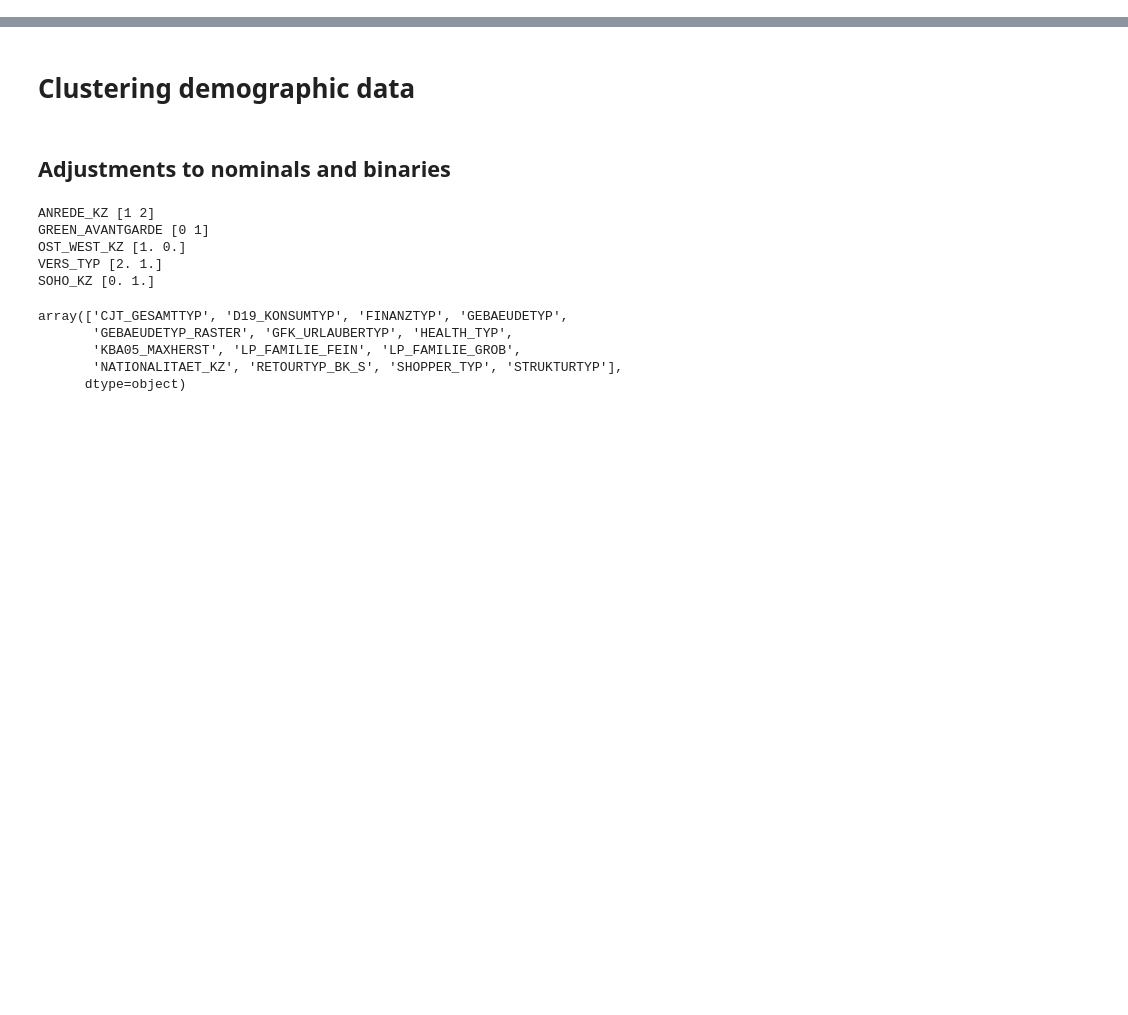
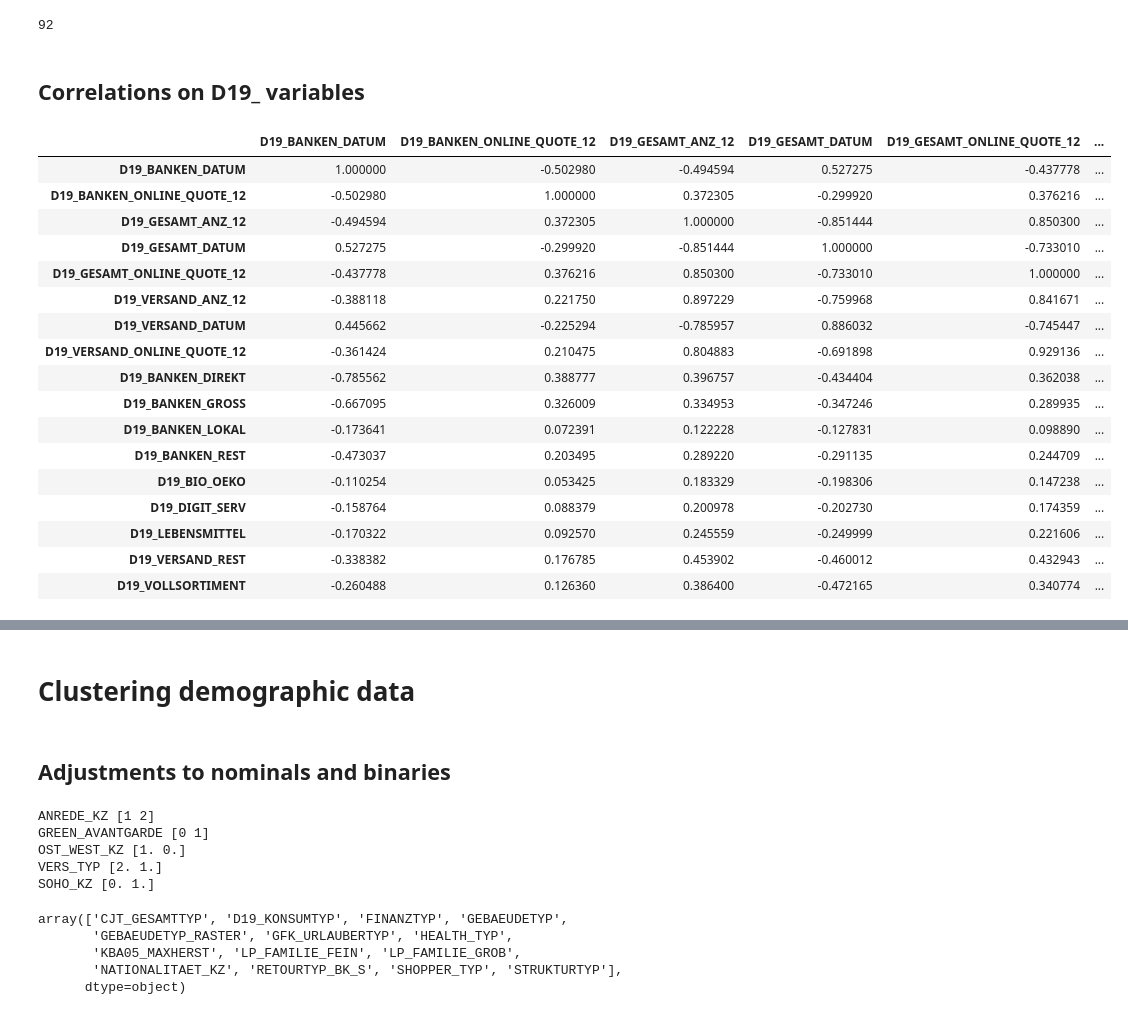
Before and after one commit to bglucca/ArvatoCustomerSegmentation, a Jupyter notebook: 03_modelling_segments.ipynb, the cells around one changed output, grey strips where cells are left out. Saved outputs shown, nothing was run; the diff lists cells and outputs as text; code cells hidden in the pictures; blank space fills up the shorter version.

```diff
--- a/03_modelling_segments.ipynb
+++ b/03_modelling_segments.ipynb
@@ -52,0 +66,7 @@ Using this approach, we will reduce the dimensions of Data prior to clustering i
+# %%
+# How many variables are only highly correlated with themselves (1)?
+((corr_matrix.abs() >= 0.7).sum() == 1).sum()
+# %% [output]
+92
+# %% [markdown]
+## Correlations on D19_ variables
@@ -52,0 +81,21 @@ Using this approach, we will reduce the dimensions of Data prior to clustering i
+# %%
+corr_matrix.loc[d19_vars, d19_vars]
+# %% [output]
+|  | D19_BANKEN_DATUM | D19_BANKEN_ONLINE_QUOTE_12 | D19_GESAMT_ANZ_12 | D19_GESAMT_DATUM | D19_GESAMT_ONLINE_QUOTE_12 | ... |
+| D19_BANKEN_DATUM | 1.000000 | -0.502980 | -0.494594 | 0.527275 | -0.437778 | ... |
+| D19_BANKEN_ONLINE_QUOTE_12 | -0.502980 | 1.000000 | 0.372305 | -0.299920 | 0.376216 | ... |
+| D19_GESAMT_ANZ_12 | -0.494594 | 0.372305 | 1.000000 | -0.851444 | 0.850300 | ... |
+| D19_GESAMT_DATUM | 0.527275 | -0.299920 | -0.851444 | 1.000000 | -0.733010 | ... |
+| D19_GESAMT_ONLINE_QUOTE_12 | -0.437778 | 0.376216 | 0.850300 | -0.733010 | 1.000000 | ... |
+| D19_VERSAND_ANZ_12 | -0.388118 | 0.221750 | 0.897229 | -0.759968 | 0.841671 | ... |
+| D19_VERSAND_DATUM | 0.445662 | -0.225294 | -0.785957 | 0.886032 | -0.745447 | ... |
+| D19_VERSAND_ONLINE_QUOTE_12 | -0.361424 | 0.210475 | 0.804883 | -0.691898 | 0.929136 | ... |
+| D19_BANKEN_DIREKT | -0.785562 | 0.388777 | 0.396757 | -0.434404 | 0.362038 | ... |
+| D19_BANKEN_GROSS | -0.667095 | 0.326009 | 0.334953 | -0.347246 | 0.289935 | ... |
+| D19_BANKEN_LOKAL | -0.173641 | 0.072391 | 0.122228 | -0.127831 | 0.098890 | ... |
+| D19_BANKEN_REST | -0.473037 | 0.203495 | 0.289220 | -0.291135 | 0.244709 | ... |
+| D19_BIO_OEKO | -0.110254 | 0.053425 | 0.183329 | -0.198306 | 0.147238 | ... |
+| D19_DIGIT_SERV | -0.158764 | 0.088379 | 0.200978 | -0.202730 | 0.174359 | ... |
+| D19_LEBENSMITTEL | -0.170322 | 0.092570 | 0.245559 | -0.249999 | 0.221606 | ... |
+| D19_VERSAND_REST | -0.338382 | 0.176785 | 0.453902 | -0.460012 | 0.432943 | ... |
+| D19_VOLLSORTIMENT | -0.260488 | 0.126360 | 0.386400 | -0.472165 | 0.340774 | ... |
```
Also changed, not shown: parts of 17 cells of this notebook, 1 other file.
